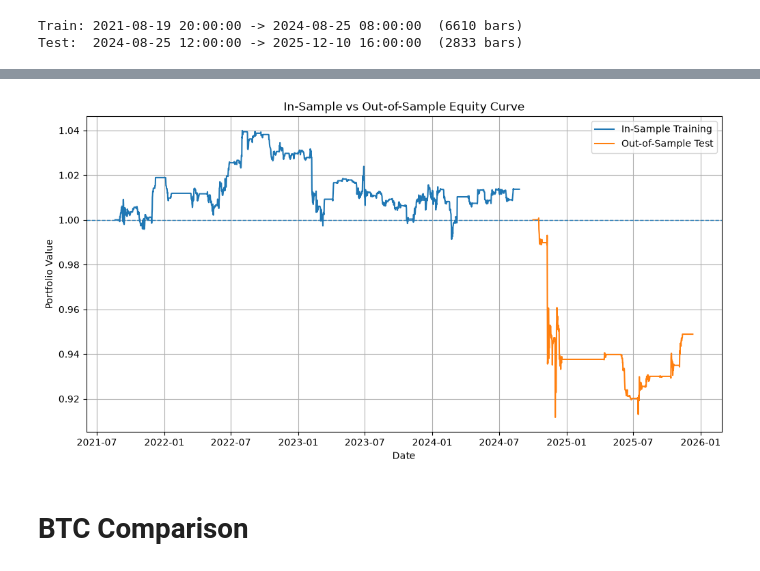
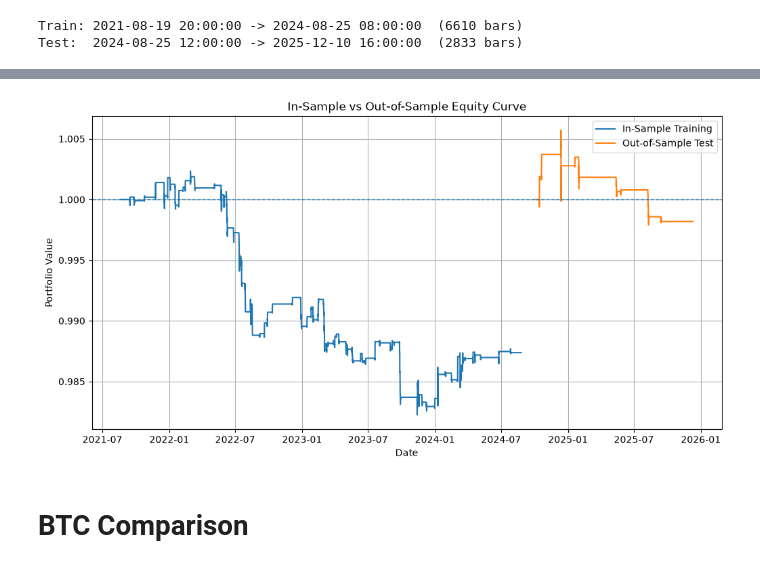
Before and after one commit to blrodriguez18/WSQproject, a Jupyter notebook: clean.ipynb, the cells around one changed output, grey strips where cells are left out. Drawn from its saved outputs; the diff is of its cells as text; code cells hidden in the pictures.

```diff
--- a/clean.ipynb
+++ b/clean.ipynb
@@ -456,9 +456,10 @@ MIN_PERSIST = 2
 COOLDOWN_BARS = 0
 VOL_WINDOW = 50
 
-def run_pairs(prices_slice, selected_pairs, param_value, fee_bps,
+def run_pairs(prices_slice, selected_pairs, param_value, fee_bps, timeframe_hours,
               window=WINDOW, exit_z=Z_EXIT, min_persist=MIN_PERSIST,
               cooldown_bars=COOLDOWN_BARS, vol_window=VOL_WINDOW,):
+    ann_factor = np.sqrt(365 * 24 / timeframe_hours)
     bts = {}
     ret_series = {}
     metrics_rows = []
@@ -476,7 +477,7 @@ def run_pairs(prices_slice, selected_pairs, param_value, fee_bps,
 
         bt, m = backtest_pair_strategy(
             prices_slice, a, b,
-            alpha=row["Alpha"], beta=row["Beta"], ann_factor_hourly=ANN_FACTOR_HOURLY,
+            alpha=row["Alpha"], beta=row["Beta"], ann_factor_hourly=ann_factor,
             **kwargs)
 
         pair_name = f"{a}/{b}"
@@ -553,7 +569,10 @@ def build_wf_pair_cache(prices, start_date, lookback, max_eligible=20):
 
     return cache
 # %%
-def quarterly_walkforward(prices, start_date, lookback, param_value=Z_ENTRY, fee_bps=FEE_BPS_MAIN, window=WINDOW, exit_z=Z_EXIT, max_pairs=20, min_persist=MIN_PERSIST, cooldown_bars=COOLDOWN_BARS, pair_cache=None):
+# ----------------------------------------------
+# Quarterly backtest function
+# ----------------------------------------------
+def quarterly_walkforward(prices, start_date, lookback, param_value=Z_ENTRY, fee_bps=FEE_BPS_MAIN, window=WINDOW, exit_z=Z_EXIT, max_pairs=20, min_persist=MIN_PERSIST, cooldown_bars=COOLDOWN_BARS, pair_cache=None, timeframe_hours=None):
     prices = prices.sort_values("timestamp").reset_index(drop=True)
     results, quarter_info, weights_records, pair_bts_all = [], [], [], {}
     test_prices = prices[prices["timestamp"] >= start_date].copy()
@@ -571,7 +590,6 @@ def quarterly_walkforward(prices, start_date, lookback, param_value=Z_ENTRY, fee
             historical = prices[prices["timestamp"] < quarter_start].copy()
             if len(historical) < lookback:
                 continue
-
             trailing = historical.iloc[-lookback:].copy()
             candidate_rows = [pair_summary(trailing, a.split("/")[0], b.split("/")[0]) for a, b in pairs]
             eligible = pd.DataFrame(candidate_rows)
@@ -582,19 +600,30 @@ def quarterly_walkforward(prices, start_date, lookback, param_value=Z_ENTRY, fee
         if eligible.empty:
             continue
 
-        train_bts, train_rets, train_metrics = run_pairs(trailing, eligible, param_value, fee_bps, window=window, exit_z=exit_z, min_persist=min_persist, cooldown_bars=cooldown_bars)
+        selected = eligible.head(max_pairs).copy().reset_index(drop=True)
+        train_bts, train_rets, train_metrics = run_pairs(trailing, selected, param_value, fee_bps, window=window, exit_z=exit_z, timeframe_hours=timeframe_hours, min_persist=min_persist, cooldown_bars=cooldown_bars)
 
-        quality = train_metrics[["Pair", "Sharpe", "Avg Turnover/Bar"]].sort_values("Sharpe", ascending=False).head(max_pairs)
-        selected = eligible[eligible["Pair"].isin(quality["Pair"])].reset_index(drop=True)
+        selected_pairs_available = [pair for pair in selected["Pair"] if pair in train_rets]
+        selected = selected[selected["Pair"].isin(selected_pairs_available)].reset_index(drop=True)
+
         if selected.empty:
             continue
 
-        selected_rets = {pair: train_rets[pair] for pair in train_rets if pair in selected["Pair"].values}
-        selected_metrics = train_metrics[train_metrics["Pair"].isin(selected["Pair"])].copy()
-        weights, _ = quality_weights_from_returns(selected_rets, selected_metrics)
+        selected_rets = {pair: train_rets[pair] for pair in selected["Pair"]}
+        weights, _ = quality_weights_from_returns(selected_rets)
         weights_records.append({"Quarter": quarter_key, **weights.to_dict()})
 
-        quarter_bts, quarter_rets, quarter_metrics = run_pairs(quarter_data_clean, selected, param_value, fee_bps, window=window, exit_z=exit_z, min_persist=min_persist, cooldown_bars=cooldown_bars)
+        warmup = max(window, 3) + 5
+        warmup_data = trailing.tail(warmup).copy()
+        quarter_input = pd.concat([warmup_data, quarter_data_clean], ignore_index=True).drop_duplicates("timestamp").sort_values("timestamp")
+
+        quarter_bts, quarter_rets, quarter_metrics = run_pairs(quarter_input, selected, param_value, fee_bps, timeframe_hours=timeframe_hours, window=window, exit_z=exit_z, min_persist=min_persist, cooldown_bars=cooldown_bars)
+
+        for pair_name in quarter_bts:
+            quarter_bts[pair_name] = quarter_bts[pair_name].loc[quarter_bts[pair_name].index >= quarter_start]
+
+        for pair_name in quarter_rets:
+            quarter_rets[pair_name] = quarter_rets[pair_name].loc[quarter_rets[pair_name].index >= quarter_start]
 
         for pair_name, bt in quarter_bts.items():
             pair_bts_all.setdefault(pair_name, []).append(bt)
@@ -842,7 +669,7 @@ def simple_grid_search(prices_1h, fee_bps=20.0):
             window_bars = max(5, round(wh / hours))
 
             for cooldown_bars in cooldown_bars_grid:
-                port_ret, _, _, _, _ = quarterly_walkforward(p_train, start_date=train_start, lookback=wf_lookback, param_value=Z_ENTRY, fee_bps=fee_bps, window=window_bars, exit_z=Z_EXIT, max_pairs=20, min_persist=2, cooldown_bars=cooldown_bars, pair_cache=pair_cache)
+                port_ret, _, _, _, _ = quarterly_walkforward(p_train, start_date=train_start, lookback=wf_lookback, param_value=Z_ENTRY, fee_bps=fee_bps, window=window_bars, exit_z=Z_EXIT, max_pairs=20, min_persist=2, cooldown_bars=cooldown_bars, pair_cache=pair_cache, timeframe_hours=hours)
 
                 if port_ret.empty:
                     continue
@@ -951,7 +787,8 @@ z_port_ret, z_port_equity, z_w_applied, z_quarters, z_pair_bts = quarterly_walkf
     exit_z=Z_EXIT,
     max_pairs=20,
     min_persist=2,
-    cooldown_bars=BEST_COOLDOWN_Z
+    cooldown_bars=BEST_COOLDOWN_Z,
+    timeframe_hours=BEST_TIMEFRAME_Z
 )
 # %%
 print("Z-score quarterly selections:")
@@ -1256,35 +1103,36 @@ train_bts, train_rets, train_metrics = run_pairs(
     FEE_BPS_MAIN,
     window=BEST_WINDOW_Z,
     min_persist=2,
-    cooldown_bars=BEST_COOLDOWN_Z
+    cooldown_bars=BEST_COOLDOWN_Z,
+    timeframe_hours=BEST_TIMEFRAME_Z
 )
 
 # Build an equal-volatility training portfolio
 train_rets_df = pd.concat(train_rets.values(), axis=1, join="inner").dropna(how="any")
 train_inv_vol = 1 / train_rets_df.std().replace(0, np.nan)
 train_weights = train_inv_vol / train_inv_vol.sum()
 train_port_ret = train_rets_df.mul(train_weights, axis=1).sum(axis=1)
 
 # Training equity curve
 train_equity = (1 + train_port_ret).cumprod()
 
 # Out-of-sample equity curve from the quarterly walk-forward
 test_equity = z_port_equity.copy()
 
 # Normalize both curves to start at 1
 train_equity = train_equity / train_equity.iloc[0]
 test_equity = test_equity / test_equity.iloc[0]
 
 # Plot
 plt.figure(figsize=(12, 6))
 plt.plot(train_equity.index, train_equity.values, label="In-Sample Training")
 plt.plot(test_equity.index, test_equity.values, label="Out-of-Sample Test")
 plt.axhline(1.0, linestyle="--", linewidth=1)
 plt.xlabel("Date")
 plt.ylabel("Portfolio Value")
 plt.title("In-Sample vs Out-of-Sample Equity Curve")
 plt.legend()
 plt.grid(True)
 plt.show()
 # %% [output]
-[figure, old version]
+[figure, new version]
```
Also changed, not shown: parts of 19 cells of this notebook.
